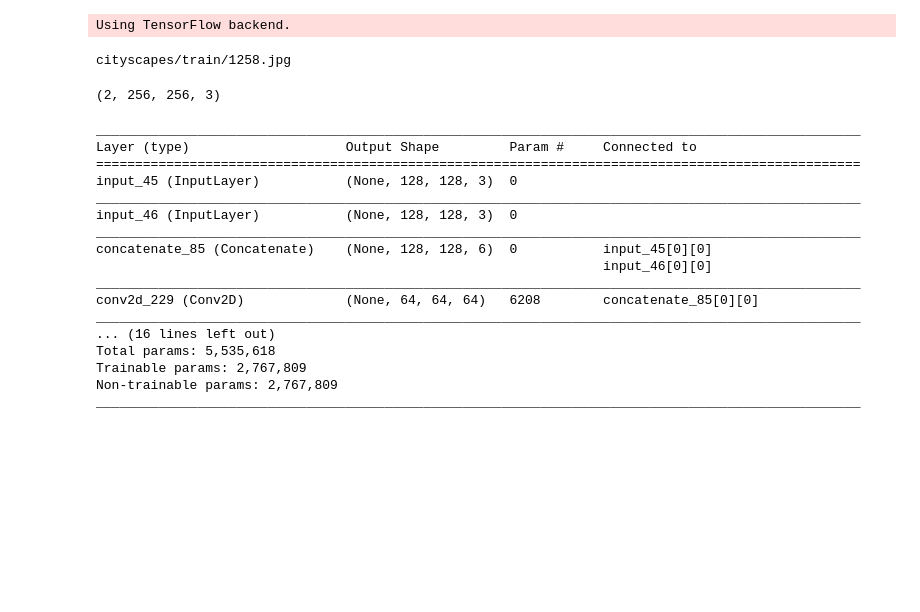
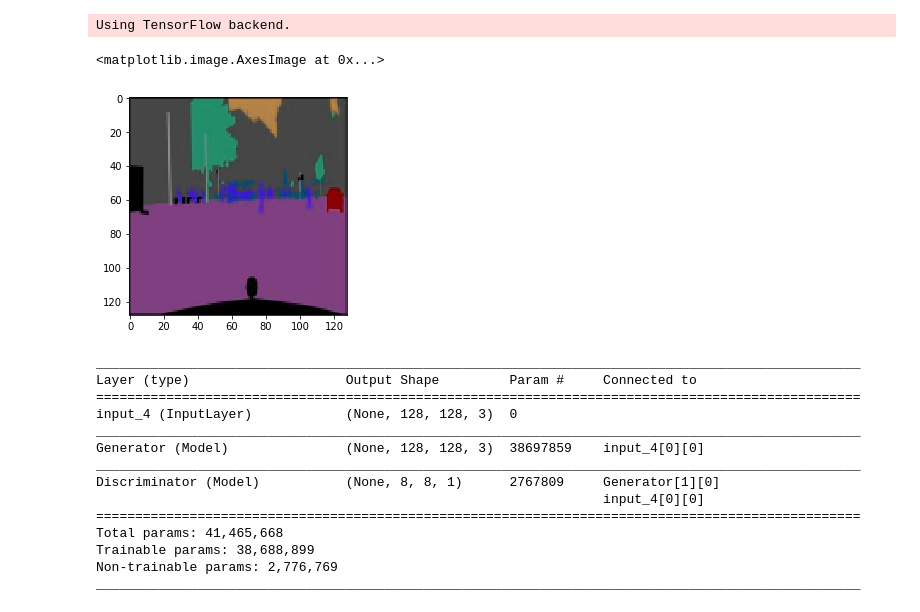
Before and after one commit to killerB97/Image-to-Image-Translation-Using-CGAN, a Jupyter notebook: pix2pixGAN.ipynb, the cells around one changed output. Drawn from its saved outputs; the diff is of its cells as text; code cells hidden in the pictures; blank space fills up the shorter version.

```diff
--- a/pix2pixGAN.ipynb
+++ b/pix2pixGAN.ipynb
@@ -21,36 +20,3 @@ from imageio import imread
 # %% [output]
 Using TensorFlow backend.
-# %%
-path = glob('cityscapes/train/*')
-tri = np.random.choice(path, size=1)
-print(tri[0])
-img = imread(tri[0])
-h, w, _ = img.shape
-# img.shape
-# _w
-_w = int(w/2)
-
-img_A, img_B = img[:, :_w, :], img[:, _w:, :]
-# img
-arr = np.array([[1,2,3,4],[5,6,7,8]])
-# img_A.shape
-# print(arr[:1,:])
-# print(arr[:])
-# arr.shape
-# arr = transform.resize(arr, (1,2))
-# arr
-import cv2
-image = cv2.imread(tri[0])
-image = np.fliplr(image)
-# plt.imshow(image)
-imgs = []
-imgs.append(img_A)
-imgs.append(img_B)
-imgs = np.array(imgs)
-imgs = np.array(imgs)/127.5 - 1.
-imgs.shape
-# np.fliplr
-# %% [output]
-cityscapes/train/1258.jpg
-(2, 256, 256, 3)
 # %%
@@ -98 +68,6 @@ def train_load_images(dataset,batch_size):
+# %%
+plt.imshow(arr2[0])
+# %% [output]
+<matplotlib.image.AxesImage at 0x...>
+[figure, added]
 # %%
@@ -164,47 +131,45 @@ def new_discriminator():
 2. One image goes to generator
 3. Two images go to the discriminator as input
 4. We freeze the discriminator weights
-5. Create GAN with both models. Inputs as earlier and outputs as earlier
+5. Create GAN with both models. Inputs - B (Labelled Graphical) as earlier and outputs (A - Ground Truth) as earlier
 '''
+#<---Since the model is being compiled already here,
+# the flag later of trainable = False does not affect it.--->
 d = new_discriminator()
 d.compile(loss='mse',
             optimizer=optimizer,
             metrics=['accuracy'])
-#Since the model is being compiled already here, the flag later of trainable = False does not affect it.
+
 
 g = new_generator()
 
-A = Input(shape = img_shape)
-B = Input(shape = img_shape)
+input_image_A = Input(shape = img_shape)
+input_image_B = Input(shape = img_shape)
 
-fake_image_B = g(B)
-validity = d([fake_image_B,B])
+fake_image_B = g(input_image_B)
+validity = d([fake_image_B,input_image_B])
 
 #THIS ONLY STOPS THE TRAINING OF THE DISCRIMINATOR IN THE GAN. IT WILL STILL TRAIN WHEN INVOKED AS JUST D.
 d.trainable = False
 
-gan = Model(inputs=[A,B],outputs = [validity,fake_image_B],name="hey")
+gan = Model(inputs=[input_image_A,input_image_B],outputs = [validity,fake_image_B],name="GAN")
 
 gan.compile(loss=['mse', 'mae'],
                               loss_weights=[1, 100],
                               optimizer=optimizer)
-
-d.summary()
+gan.summary()
 # %% [output]
 __________________________________________________________________________________________________
 Layer (type)                    Output Shape         Param #     Connected to
 ==================================================================================================
-input_45 (InputLayer)           (None, 128, 128, 3)  0
+input_4 (InputLayer)            (None, 128, 128, 3)  0
 __________________________________________________________________________________________________
-input_46 (InputLayer)           (None, 128, 128, 3)  0
+Generator (Model)               (None, 128, 128, 3)  38697859    input_4[0][0]
 __________________________________________________________________________________________________
-concatenate_85 (Concatenate)    (None, 128, 128, 6)  0           input_45[0][0]
-                                                                 input_46[0][0]
+Discriminator (Model)           (None, 8, 8, 1)      2767809     Generator[1][0]
+                                                                 input_4[0][0]
+==================================================================================================
+Total params: 41,465,668
+Trainable params: 38,688,899
+Non-trainable params: 2,776,769
 __________________________________________________________________________________________________
-conv2d_229 (Conv2D)             (None, 64, 64, 64)   6208        concatenate_85[0][0]
-__________________________________________________________________________________________________
-... (16 lines left out)
-Total params: 5,535,618
-Trainable params: 2,767,809
-Non-trainable params: 2,767,809
-__________________________________________________________________________________________________
```
Also changed, not shown: parts of 10 cells of this notebook.
